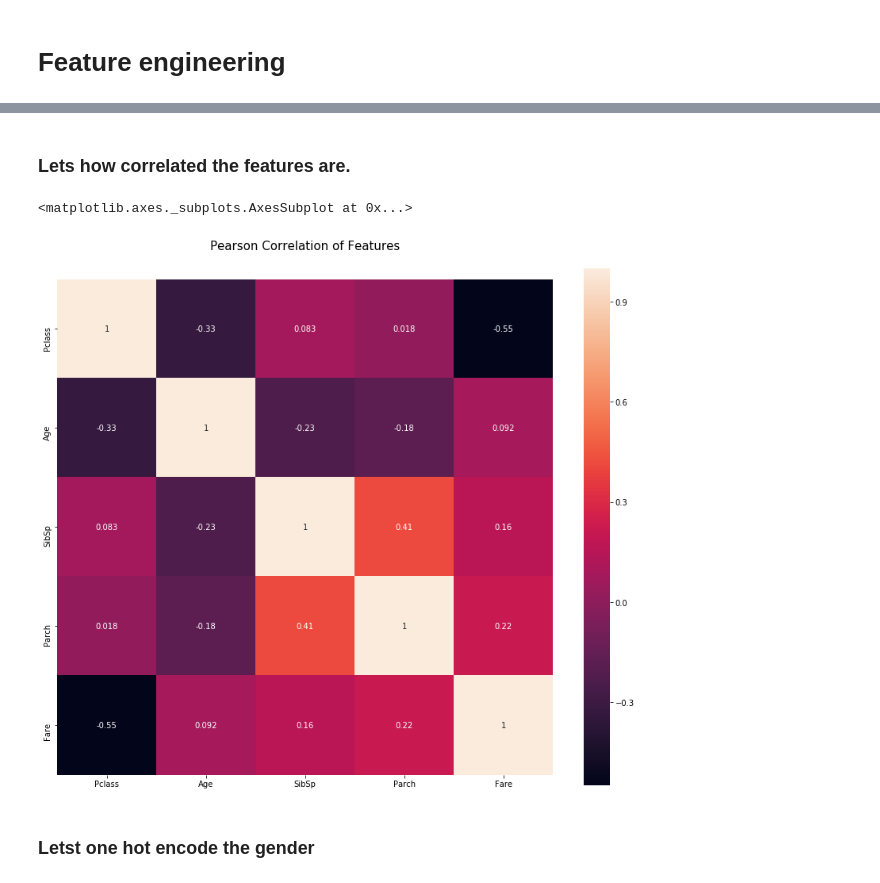
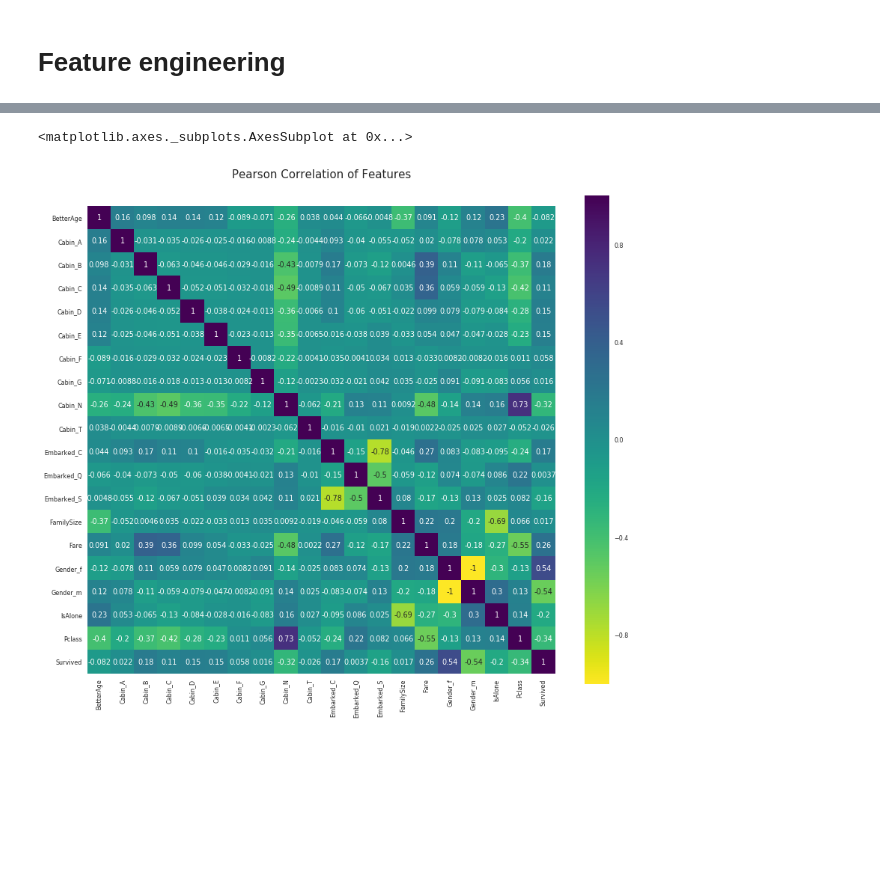
Before and after one commit to ichko/ml-playground, a Jupyter notebook: playground/titanic-hw.ipynb, the cells around one changed output, grey strips where cells are left out. Saved outputs shown, nothing was run; the diff lists cells and outputs as text; code cells hidden in the pictures; blank space fills up the shorter version.

```diff
--- a/playground/titanic-hw.ipynb
+++ b/playground/titanic-hw.ipynb
@@ -98,6 +98,7 @@ from sklearn.model_selection import train_test_split
 from sklearn.linear_model import LogisticRegression
 from sklearn.ensemble import RandomForestClassifier
 from sklearn.svm import SVC
+from sklearn.model_selection import cross_val_score
 
 from sklearn.linear_model import LinearRegression
 from sklearn.preprocessing import StandardScaler
@@ -115,7 +116,7 @@ from sklearn.pipeline import FeatureUnion
 from IPython.display import display
 
 %matplotlib inline
-pd.options.mode.chained_assignment = None
+sns.set()
 # %%
 # Loading the data
 train = pd.read_csv('data/titanic-train.csv', index_col='PassengerId')
@@ -220,0 +211,36 @@ train['CategoricalAge'] = pd.cut(train['Age'], 3)
+# %%
+train['Embarked'][train['Embarked'].isnull()] = train['Embarked'].mode()
+train = train.combine_first(pd.get_dummies(train['Embarked'], prefix='Embarked'))
+
+train['FamilySize'] = train['SibSp'] + train['Parch'] + 1
+
+train['IsAlone'] = (train['FamilySize'] == 1).apply(int)
+
+train['Sex'] = train['Sex'].apply(lambda x: x[0])
+train = train.combine_first(pd.get_dummies(train['Sex'], prefix='Gender'))
+
+train['Cabin'][train['Cabin'].isnull()] = 'N'
+train['Cabin'] = train['Cabin'].apply(lambda x: x[0])
+train = train.combine_first(pd.get_dummies(train['Cabin'], prefix='Cabin'))
+
+X_age = train.copy().drop(['Age', 'Cabin', 'Embarked', 'Name', 'Sex', 'Ticket'], axis=1)
+y_age = train.copy()['Age']
+X_age_train = X_age[~y_age.isnull()]
+y_age_train = y_age[~y_age.isnull()]
+X_age_test = X_age[y_age.isnull()]
+
+age_implant_model = LinearRegression()
+age_implant_model.fit(X_age_train, y_age_train)
+
+scores = cross_val_score(age_implant_model, X_age_train, y_age_train, cv=5)
+print('Age inplant model score: '+ str(scores))
+# The score is low I guess but its better than nothing :D
+# Its also better than the constant model with score of 0
+
+y_age[y_age.isnull()] = age_implant_model.predict(X_age_test)
+train['BetterAge'] = y_age_test
+
+cols_to_remve = ['Age', 'Cabin', 'Embarked', 'Name', 'Sex', 'Ticket', 'SibSp', 'Parch']
+
+mapped_train = train.drop(cols_to_remve, axis=1)
+mapped_train.describe()
@@ -229,14 +262,11 @@ sns.countplot(['Pclass'], hue='Survived', data=train);
-# %% [markdown]
-### Lets how correlated the features are.
 # %%
 plt.figure(figsize=(14,12))
 plt.title('Pearson Correlation of Features', y=1.05, size=15)
-sns.heatmap(X.astype(float).corr(), square=True, annot=True)
+sns.set(font_scale=0.8)
+sns.heatmap(mapped_train.astype(float).corr(), square=True, annot=True, cmap=plt.cm.viridis_r)
 # %% [output]
 <matplotlib.axes._subplots.AxesSubplot at 0x...>
-[figure, old version]
+[figure, new version]
-# %% [markdown]
-### Letst one hot encode the gender
 # %%
 from sklearn.base import BaseEstimator, TransformerMixin
 from sklearn.preprocessing import Imputer
```
Also changed, not shown: parts of 14 cells of this notebook.
